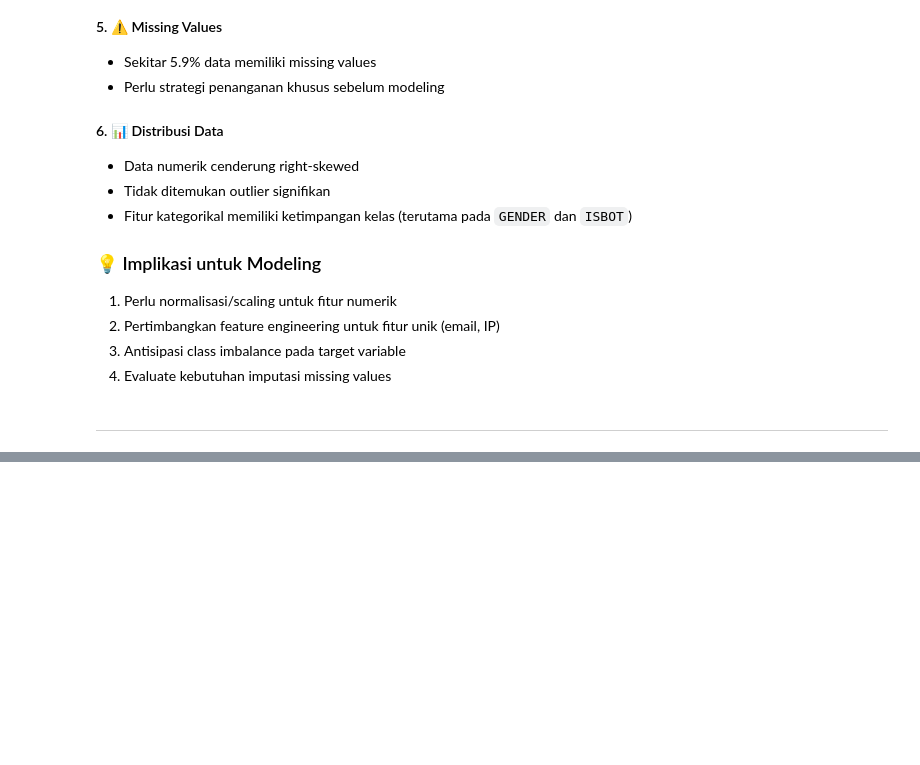
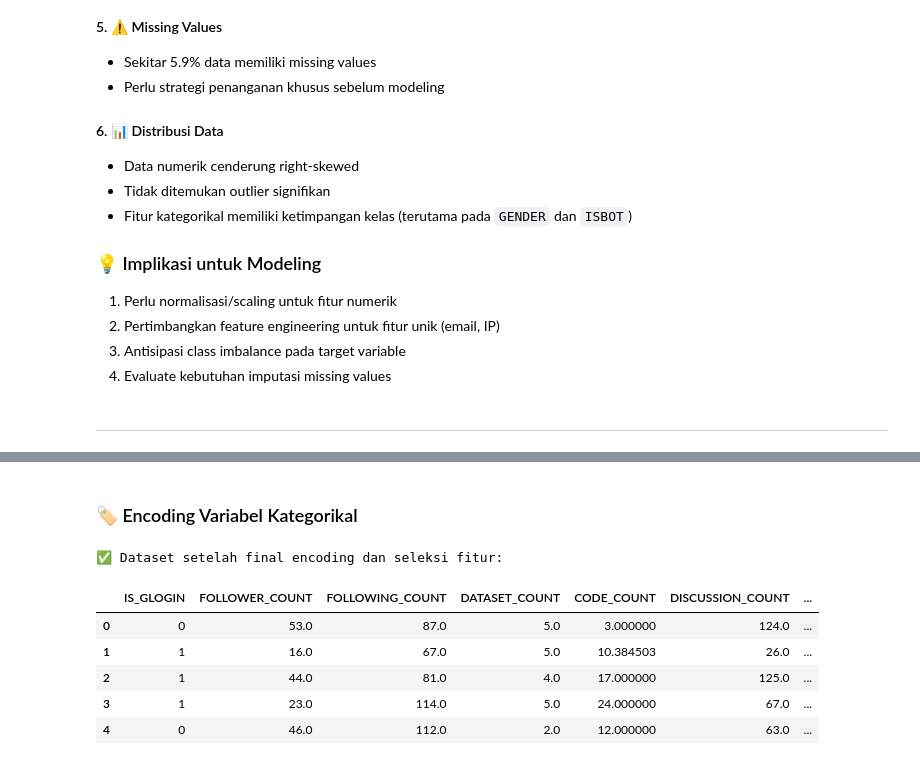
Before and after one commit to Hidayattt24/UTS-PRAKTIKUM-ML, a Jupyter notebook: notebook.ipynb, the cells around one changed output, grey strips where cells are left out. Saved outputs shown, nothing was run; the diff lists cells and outputs as text; code cells hidden in the pictures; blank space fills up the shorter version.

```diff
--- a/notebook.ipynb
+++ b/notebook.ipynb
@@ -544,0 +510,44 @@ df.head()
+# %% [markdown]
+### 🏷️ Encoding Variabel Kategorikal
+# %%
+# 1️⃣ Label Encoding target ISBOT
+le_isbot = LabelEncoder()
+df['ISBOT'] = le_isbot.fit_transform(df['ISBOT'])  # 'Yes'->1, 'No'->0
+
+# 2️⃣ Label Encoding IS_GLOGIN (binary)
+le_glogin = LabelEncoder()
+df['IS_GLOGIN'] = le_glogin.fit_transform(df['IS_GLOGIN'])  # 'Yes'->1, 'No'->0
+
+# 3️⃣ One-Hot Encoding hanya untuk GENDER
+df = pd.get_dummies(df, columns=['GENDER'], drop_first=False)
+
+# 4️⃣ Pilih hanya fitur yang kamu sebutkan
+selected_columns = [
+    'IS_GLOGIN',
+    'FOLLOWER_COUNT',
+    'FOLLOWING_COUNT',
+    'DATASET_COUNT',
+    'CODE_COUNT',
+    'DISCUSSION_COUNT',
+    'AVG_NB_READ_TIME_MIN',
+    'TOTAL_VOTES_GAVE_NB',
+    'TOTAL_VOTES_GAVE_DS',
+    'TOTAL_VOTES_GAVE_DC',
+    'GENDER_Female',
+    'GENDER_Male',
+    'ISBOT'  # tetap disimpan sebagai target
+]
+
+df = df[selected_columns]
+
+# 🔍 Cek hasil akhir
+print("\n✅ Dataset setelah final encoding dan seleksi fitur:")
+df.head()
+# %% [output]
+✅ Dataset setelah final encoding dan seleksi fitur:
+|  | IS_GLOGIN | FOLLOWER_COUNT | FOLLOWING_COUNT | DATASET_COUNT | CODE_COUNT | DISCUSSION_COUNT | ... |
+| 0 | 0 | 53.0 | 87.0 | 5.0 | 3.000000 | 124.0 | ... |
+| 1 | 1 | 16.0 | 67.0 | 5.0 | 10.384503 | 26.0 | ... |
+| 2 | 1 | 44.0 | 81.0 | 4.0 | 17.000000 | 125.0 | ... |
+| 3 | 1 | 23.0 | 114.0 | 5.0 | 24.000000 | 67.0 | ... |
+| 4 | 0 | 46.0 | 112.0 | 2.0 | 12.000000 | 63.0 | ... |
```
Also changed, not shown: parts of 20 cells of this notebook.
